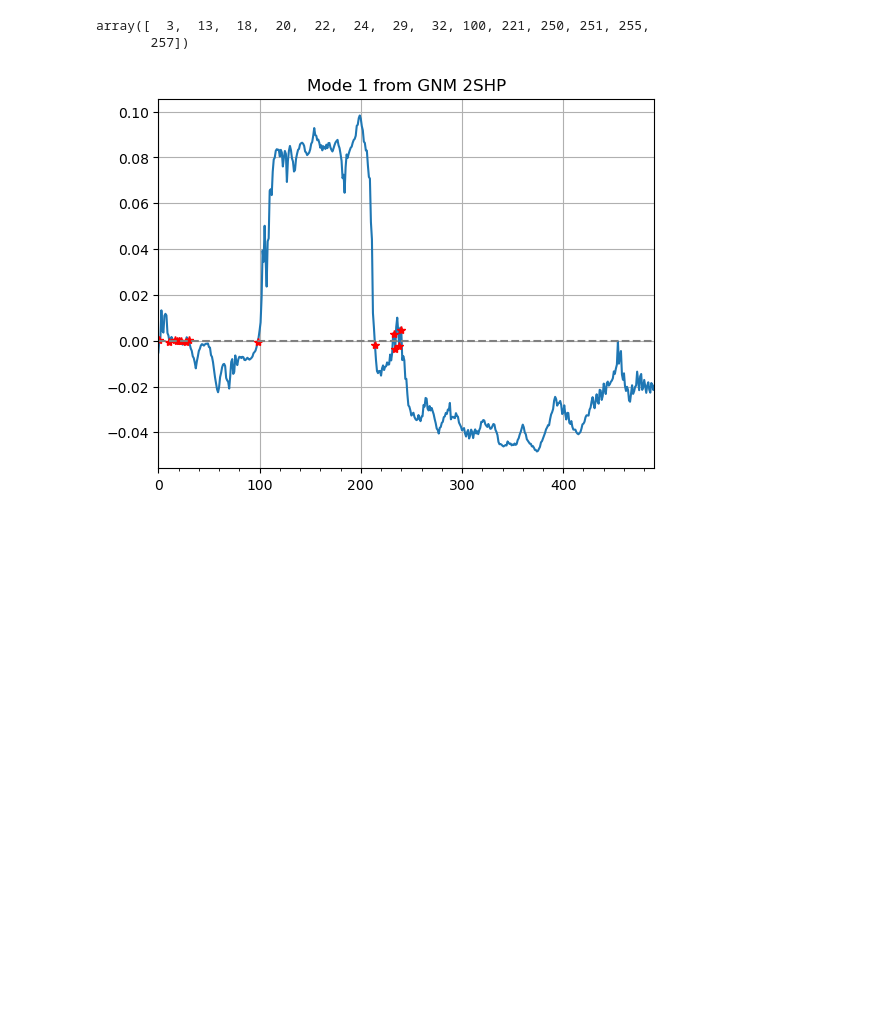
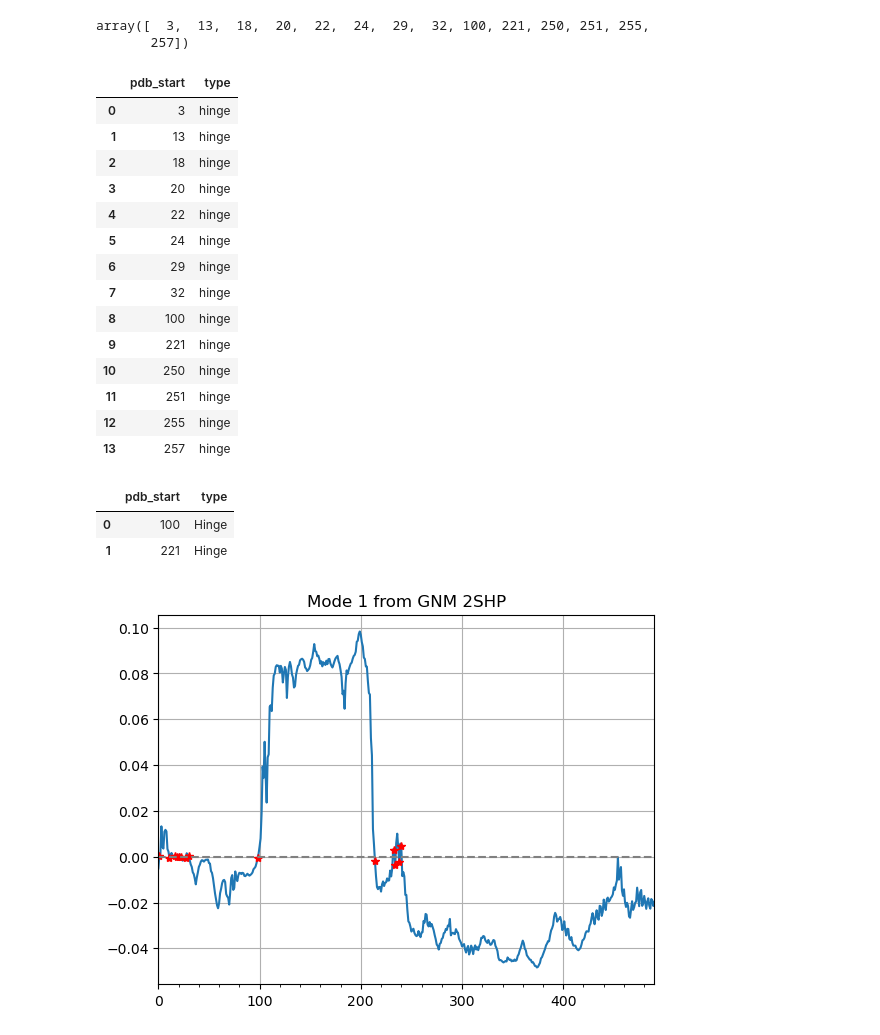
Before and after one commit to CEBElwes/ModellingRasopathies, a Jupyter notebook: PTPN11_Prody.ipynb, the cells around one changed output. Saved outputs shown, nothing was run; the diff lists cells and outputs as text; code cells hidden in the pictures; blank space fills up the shorter version.

```diff
--- a/PTPN11_Prody.ipynb
+++ b/PTPN11_Prody.ipynb
@@ -68,3 +67,39 @@ resnums[mode2_hinges]
 # %% [output]
 array([  3,  13,  18,  20,  22,  24,  29,  32, 100, 221, 250, 251, 255,
        257])
+# %%
+# Extract PDB residue numbers for all selected Cα atoms
+resnums = calphas.getResnums()
+
+# Get hinge indices from mode 0
+mode0_hinges = calcHinges(gnm[0])
+
+# Map hinge indices to actual PDB residue numbers
+pdb_positions = resnums[mode0_hinges]
+
+# Build dataframe
+df = pd.DataFrame({
+    "pdb_residue": pdb_positions,
+    "type": ["Hinge"] * len(pdb_positions)
+})
+
+# Save to CSV
+df.to_csv(f"{gene}_prodyhinges.csv", index=False)
+# %%
+df
+# %% [output]
+|  | pdb_start | type |
+| 0 | 3 | hinge |
+| 1 | 13 | hinge |
+| 2 | 18 | hinge |
+| 3 | 20 | hinge |
+| 4 | 22 | hinge |
+| 5 | 24 | hinge |
+| 6 | 29 | hinge |
+| 7 | 32 | hinge |
+| 8 | 100 | hinge |
+| 9 | 221 | hinge |
+| 10 | 250 | hinge |
+| 11 | 251 | hinge |
+| 12 | 255 | hinge |
+| 13 | 257 | hinge |
@@ -71,3 +150,9 @@ array([  3,  13,  18,  20,  22,  24,  29,  32, 100, 221, 250, 251, 255,
+# %%
+df
+# %% [output]
+|  | pdb_start | type |
+| 0 | 100 | Hinge |
+| 1 | 221 | Hinge |
 # %%
 showMode(gnm[0], hinges=True, zero=True);
 
```
Also changed, not shown: parts of 9 cells of this notebook, 2 other files.
